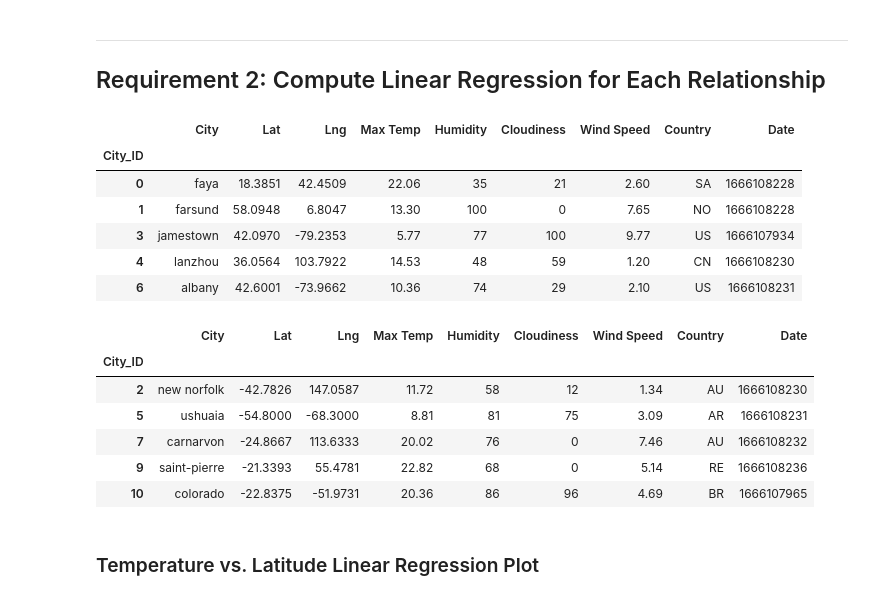
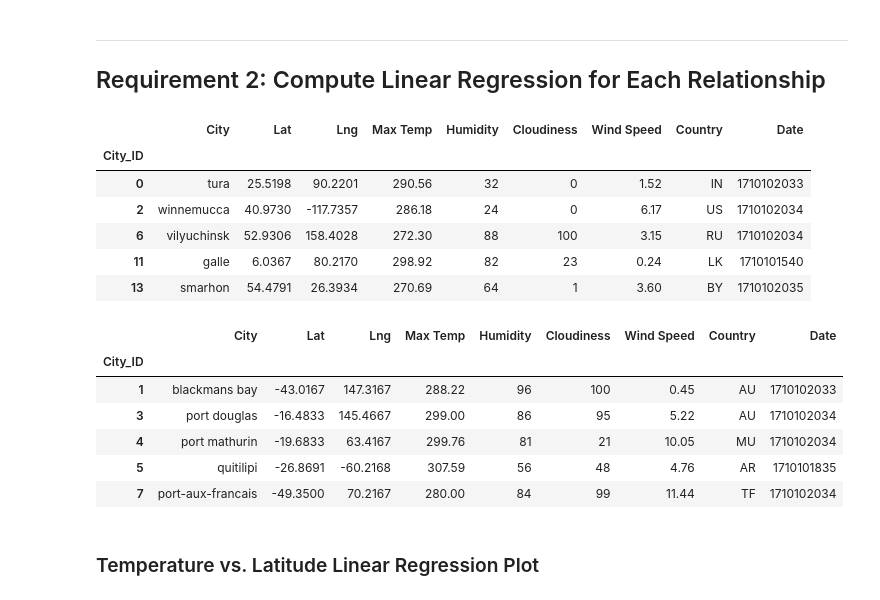
Before and after one commit to ddaniel2024/Module-6-Python-APIs, a Jupyter notebook: WeatherPy.ipynb, the cells around one changed output. Saved outputs shown, nothing was run; the diff lists cells and outputs as text; code cells hidden in the pictures.

```diff
--- a/WeatherPy.ipynb
+++ b/WeatherPy.ipynb
@@ -285,31 +285,31 @@ plt.show()
 # %%
 # Create a DataFrame with the Northern Hemisphere data (Latitude >= 0)
-# YOUR CODE HERE
+northern_hemi_df = city_data_df.loc[city_data_df["Lat"] >=0, :]
 
 # Display sample data
 northern_hemi_df.head()
 # %% [output]
 |  | City | Lat | Lng | Max Temp | Humidity | Cloudiness | Wind Speed | Country | Date |
 | City_ID |  |  |  |  |  |  |  |  |  |
-| 0 | faya | 18.3851 | 42.4509 | 22.06 | 35 | 21 | 2.60 | SA | 1666108228 |
-| 1 | farsund | 58.0948 | 6.8047 | 13.30 | 100 | 0 | 7.65 | NO | 1666108228 |
-| 3 | jamestown | 42.0970 | -79.2353 | 5.77 | 77 | 100 | 9.77 | US | 1666107934 |
-| 4 | lanzhou | 36.0564 | 103.7922 | 14.53 | 48 | 59 | 1.20 | CN | 1666108230 |
-| 6 | albany | 42.6001 | -73.9662 | 10.36 | 74 | 29 | 2.10 | US | 1666108231 |
+| 0 | tura | 25.5198 | 90.2201 | 290.56 | 32 | 0 | 1.52 | IN | 1710102033 |
+| 2 | winnemucca | 40.9730 | -117.7357 | 286.18 | 24 | 0 | 6.17 | US | 1710102034 |
+| 6 | vilyuchinsk | 52.9306 | 158.4028 | 272.30 | 88 | 100 | 3.15 | RU | 1710102034 |
+| 11 | galle | 6.0367 | 80.2170 | 298.92 | 82 | 23 | 0.24 | LK | 1710101540 |
+| 13 | smarhon | 54.4791 | 26.3934 | 270.69 | 64 | 1 | 3.60 | BY | 1710102035 |
 # %%
 # Create a DataFrame with the Southern Hemisphere data (Latitude < 0)
-# YOUR CODE HERE
+southern_hemi_df = city_data_df.loc[city_data_df["Lat"] <0, :]
 
 # Display sample data
 southern_hemi_df.head()
 # %% [output]
 |  | City | Lat | Lng | Max Temp | Humidity | Cloudiness | Wind Speed | Country | Date |
 | City_ID |  |  |  |  |  |  |  |  |  |
-| 2 | new norfolk | -42.7826 | 147.0587 | 11.72 | 58 | 12 | 1.34 | AU | 1666108230 |
-| 5 | ushuaia | -54.8000 | -68.3000 | 8.81 | 81 | 75 | 3.09 | AR | 1666108231 |
-| 7 | carnarvon | -24.8667 | 113.6333 | 20.02 | 76 | 0 | 7.46 | AU | 1666108232 |
-| 9 | saint-pierre | -21.3393 | 55.4781 | 22.82 | 68 | 0 | 5.14 | RE | 1666108236 |
-| 10 | colorado | -22.8375 | -51.9731 | 20.36 | 86 | 96 | 4.69 | BR | 1666107965 |
+| 1 | blackmans bay | -43.0167 | 147.3167 | 288.22 | 96 | 100 | 0.45 | AU | 1710102033 |
+| 3 | port douglas | -16.4833 | 145.4667 | 299.00 | 86 | 95 | 5.22 | AU | 1710102034 |
+| 4 | port mathurin | -19.6833 | 63.4167 | 299.76 | 81 | 21 | 10.05 | MU | 1710102034 |
+| 5 | quitilipi | -26.8691 | -60.2168 | 307.59 | 56 | 48 | 4.76 | AR | 1710101835 |
+| 7 | port-aux-francais | -49.3500 | 70.2167 | 280.00 | 84 | 99 | 11.44 | TF | 1710102034 |
 # %% [markdown]
 ###  Temperature vs. Latitude Linear Regression Plot
 # %%
```
Also changed, not shown: parts of 1 cell of this notebook.
